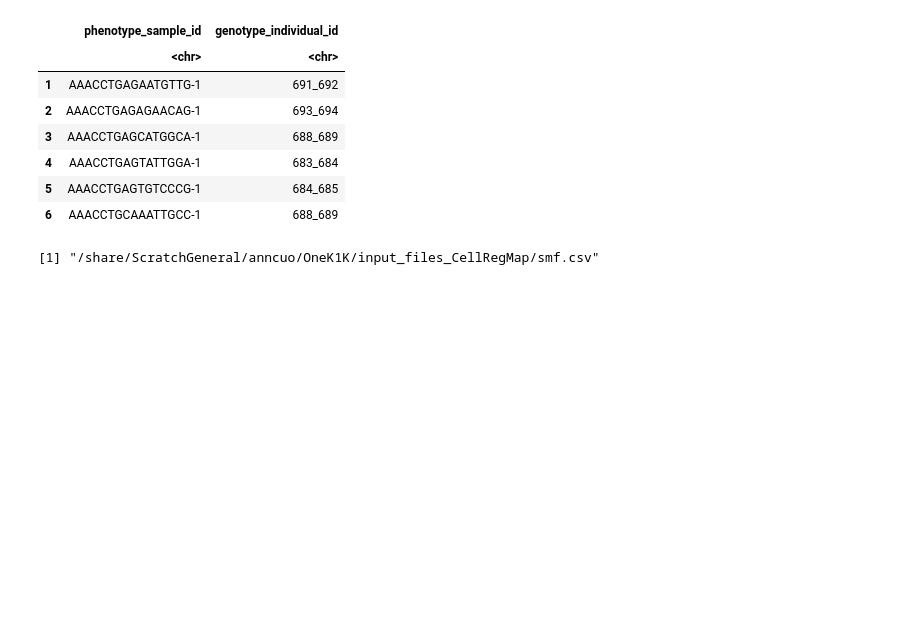
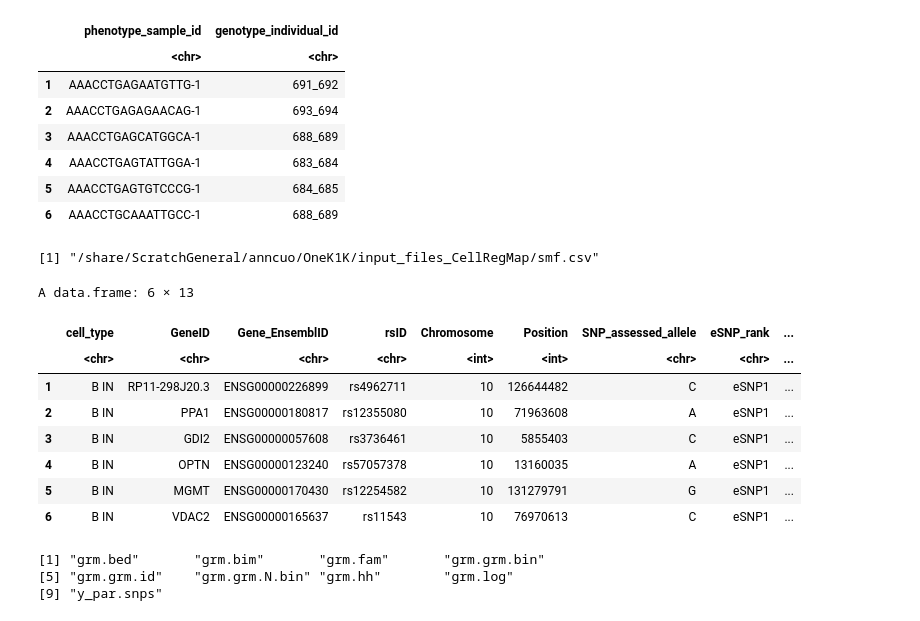
Before and after one commit to annacuomo/TenK10K_analyses, a Jupyter notebook: Load single-cell data.ipynb, the cells around one changed output. Cells and saved outputs as stored; diff of their text form; code cells hidden in the pictures; blank space fills up the shorter version.

Commit message:
add smf file to test CellRegMap nb

```diff
--- a/Load single-cell data.ipynb
+++ b/Load single-cell data.ipynb
@@ -241,0 +250,15 @@ write.csv(smf_df, smf_filename)
+# %%
+## eQTL results
+results_filename =  paste0(mydir,"OneK1K_eQTLs_Results_03022021.tsv")
+eqtl_df = read.csv(results_filename, sep="\t")
+head(eqtl_df)
+# %% [output]
+A data.frame: 6 × 13
+|  | cell_type | GeneID | Gene_EnsemblID | rsID | Chromosome | Position | SNP_assessed_allele | eSNP_rank | ... |
+|  | <chr> | <chr> | <chr> | <chr> | <int> | <int> | <chr> | <chr> | ... |
+| 1 | B IN | RP11-298J20.3 | ENSG00000226899 | rs4962711 | 10 | 126644482 | C | eSNP1 | ... |
+| 2 | B IN | PPA1 | ENSG00000180817 | rs12355080 | 10 | 71963608 | A | eSNP1 | ... |
+| 3 | B IN | GDI2 | ENSG00000057608 | rs3736461 | 10 | 5855403 | C | eSNP1 | ... |
+| 4 | B IN | OPTN | ENSG00000123240 | rs57057378 | 10 | 13160035 | A | eSNP1 | ... |
+| 5 | B IN | MGMT | ENSG00000170430 | rs12254582 | 10 | 131279791 | G | eSNP1 | ... |
+| 6 | B IN | VDAC2 | ENSG00000165637 | rs11543 | 10 | 76970613 | C | eSNP1 | ... |
@@ -241,0 +269,6 @@ write.csv(smf_df, smf_filename)
+# %%
+list.files(paste0(mydir,"grm"))
+# %% [output]
+[1] "grm.bed"       "grm.bim"       "grm.fam"       "grm.grm.bin"
+[5] "grm.grm.id"    "grm.grm.N.bin" "grm.hh"        "grm.log"
+[9] "y_par.snps"
```
Also changed, not shown: parts of 7 cells of this notebook, 1 other file.
